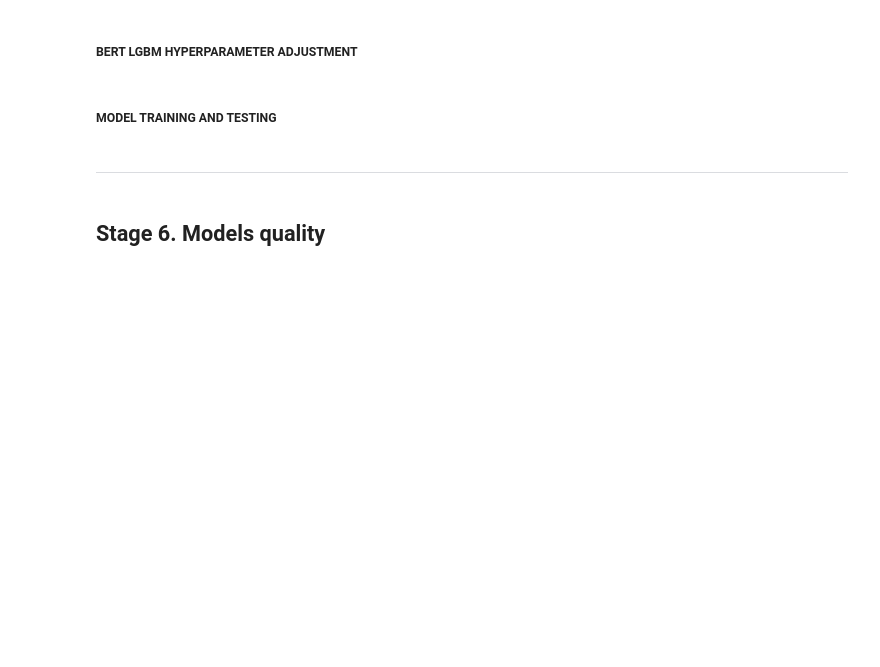
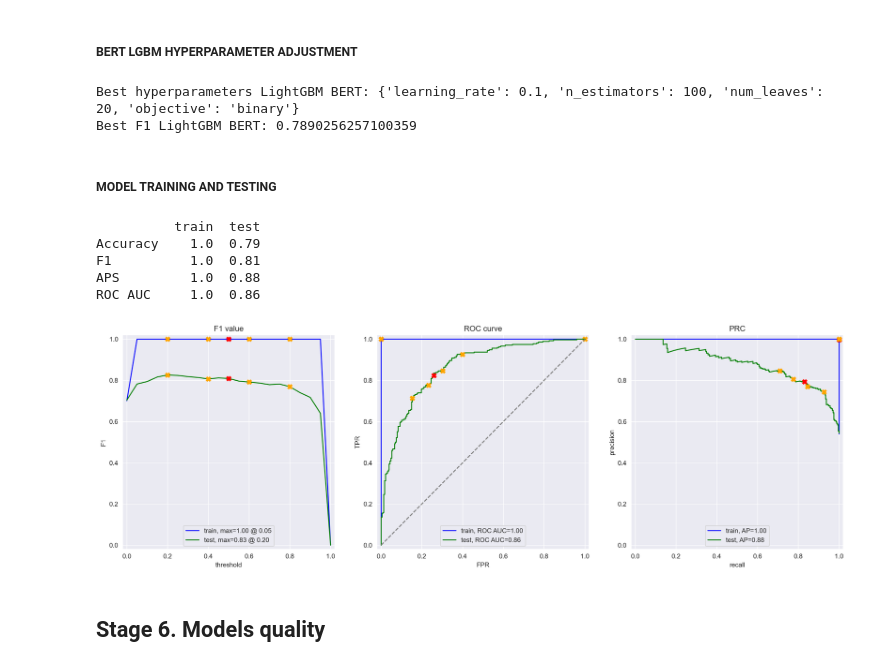
Before and after one commit to Vincent-Ambrose/Movies, a Jupyter notebook: movies.ipynb, the cells around one changed output. Saved outputs shown, nothing was run; the diff lists cells and outputs as text; code cells hidden in the pictures; blank space fills up the shorter version.

```diff
--- a/movies.ipynb
+++ b/movies.ipynb
@@ -1082,33 +1152,41 @@ params_lgbm_bert = {
 
 # calling GridSearchCV to get hyperparameters that maximize F1
 bert_lightgbm = GridSearchCV(LGBMClassifier(random_state=12345),
-                      param_grid=params_lgbm_bert,
-                      scoring='f1',
-                      cv=3
-                      )
+                    param_grid=params_lgbm_bert,
+                    scoring='f1',
+                    cv=3
+                    )
 
 # train the model for hyperparameter fitting
-bert_lightgbm.fit(train_features_9, train_target)
+bert_lightgbm.fit(train_features_9, y_train_500)
 
 print(f'Best hyperparameters LightGBM BERT: {bert_lightgbm.best_params_}')
 print(f'Best F1 LightGBM BERT: {bert_lightgbm.best_score_}')
+# %% [output]
+Best hyperparameters LightGBM BERT: {'learning_rate': 0.1, 'n_estimators': 100, 'num_leaves': 20, 'objective': 'binary'}
+Best F1 LightGBM BERT: 0.7890256257100359
 # %% [markdown]
 ##### MODEL TRAINING AND TESTING
 # %%
 #  setting the model with the best hyperparameters
 model_10 = LGBMClassifier(random_state=12345,
-                         learning_rate=0.1,
-                         num_leaves=30,
+                        learning_rate=0.1,
+                        num_leaves=20,
                         n_estimators=100,
                         objective='binary')
 
 # train the model on the training set
-model_10.fit(train_features_9, train_target)
+model_10.fit(train_features_9, y_train_500)
 
 # evaluate the model in test set through the function 'evaluate_model'
-evaluate_model(model_10, train_features_9, train_target, test_features_9, test_target)
+evaluate_model(model_10, train_features_9, y_train_500, test_features_9, y_test_500)
+# %% [output]
+          train  test
+Accuracy    1.0  0.79
+F1          1.0  0.81
+APS         1.0  0.88
+ROC AUC     1.0  0.86
+[figure, added]
-# %% [markdown]
-__________
 # %% [markdown]
 ## Stage 6. Models quality <a id='6'></a>
 # %% [markdown]
```
Also changed, not shown: parts of 17 cells of this notebook.
